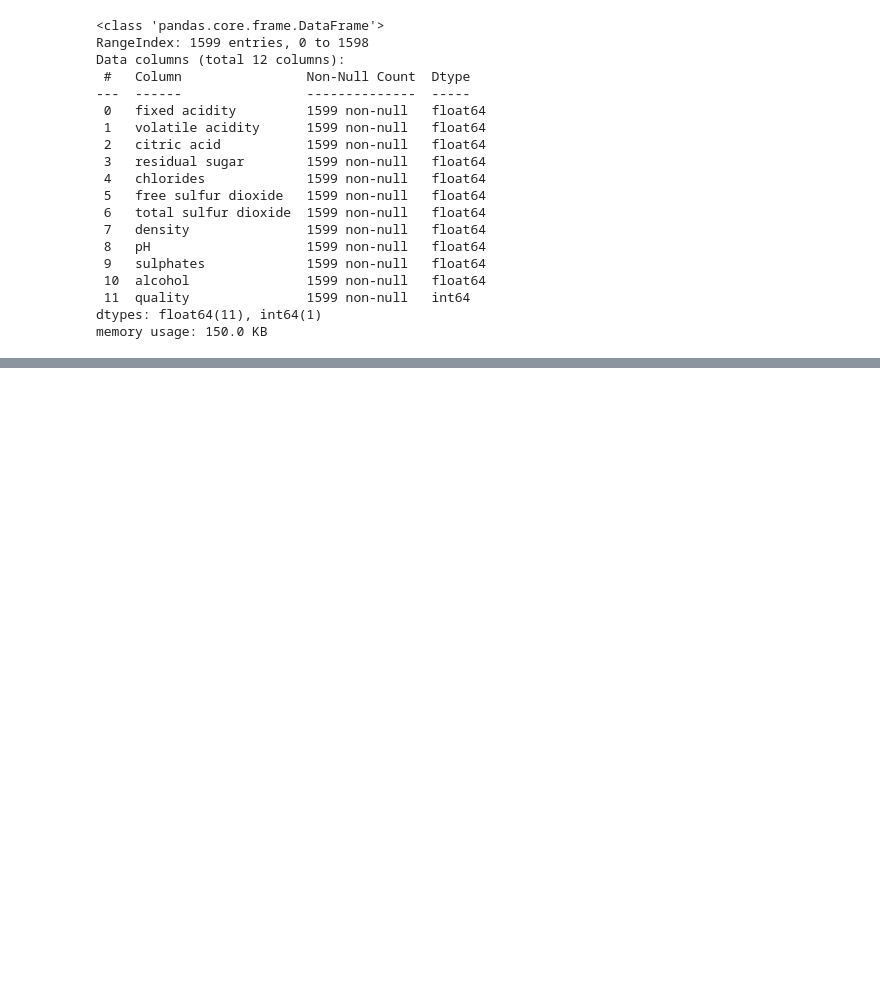
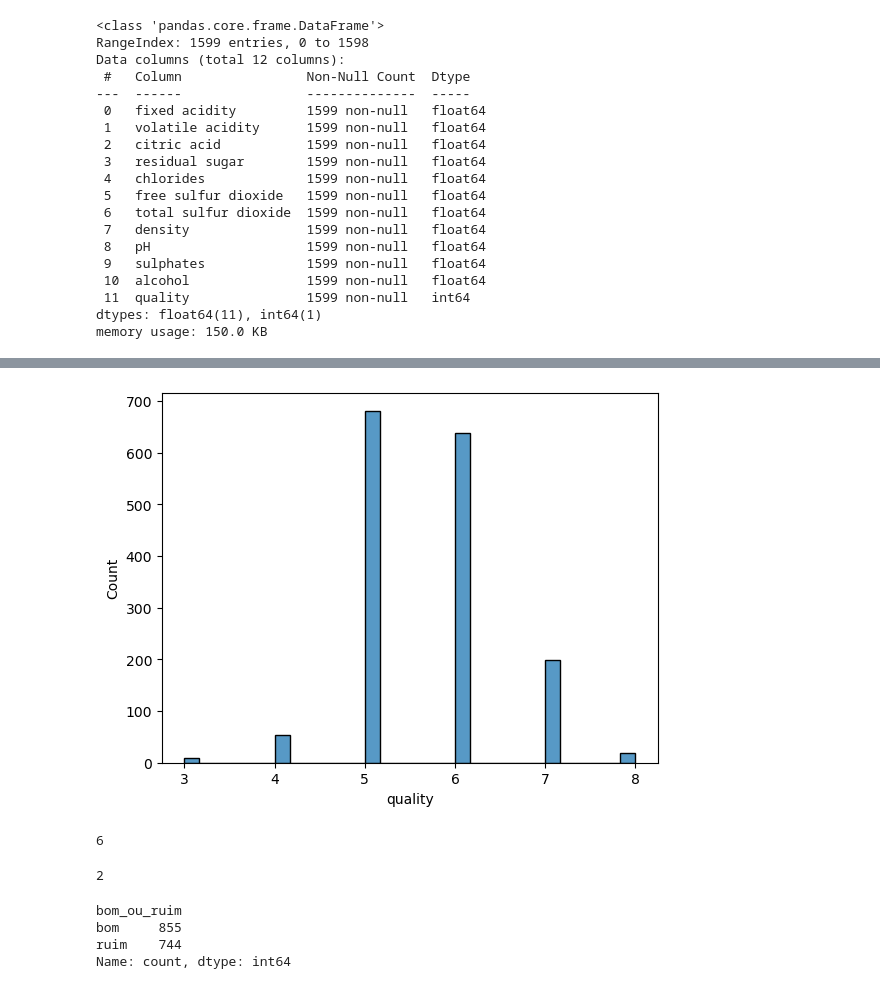
Before and after one commit to rluispdev/CaseWineAnaliseSantanderTechSkill-, a Jupyter notebook: CaseWine.ipynb, the cells around one changed output, grey strips where cells are left out. Saved outputs shown, nothing was run; the diff lists cells and outputs as text; code cells hidden in the pictures; blank space fills up the shorter version.

```diff
--- a/CaseWine.ipynb
+++ b/CaseWine.ipynb
@@ -84,0 +189,8 @@ dtype: int64
+# %%
+sns.histplot(data=df, x="quality");
+# %% [output]
+[figure, added]
+# %%
+df["quality"].nunique()
+# %% [output]
+6
@@ -84,0 +200,11 @@ dtype: int64
+# %%
+df["bom_ou_ruim"].nunique()
+# %% [output]
+2
+# %%
+df["bom_ou_ruim"].value_counts()
+# %% [output]
+bom_ou_ruim
+bom     855
+ruim    744
+Name: count, dtype: int64
```
Also changed, not shown: parts of 21 cells of this notebook, 1 other file.
